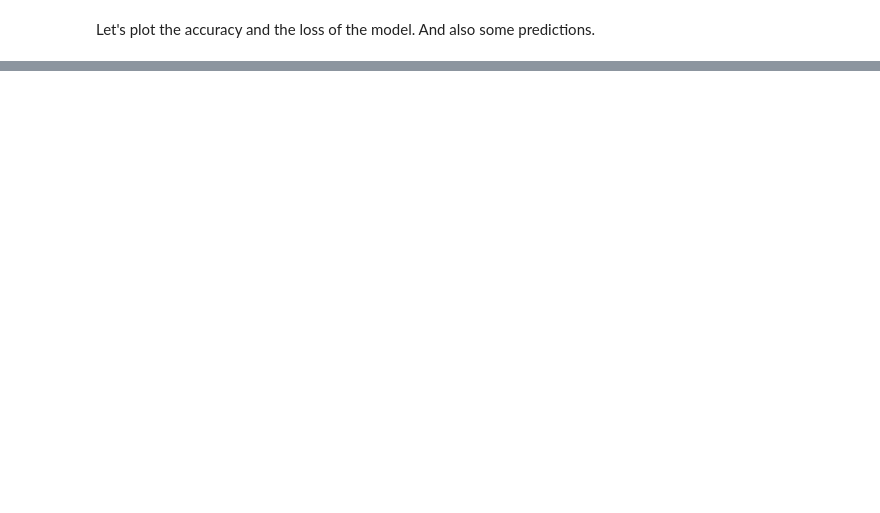
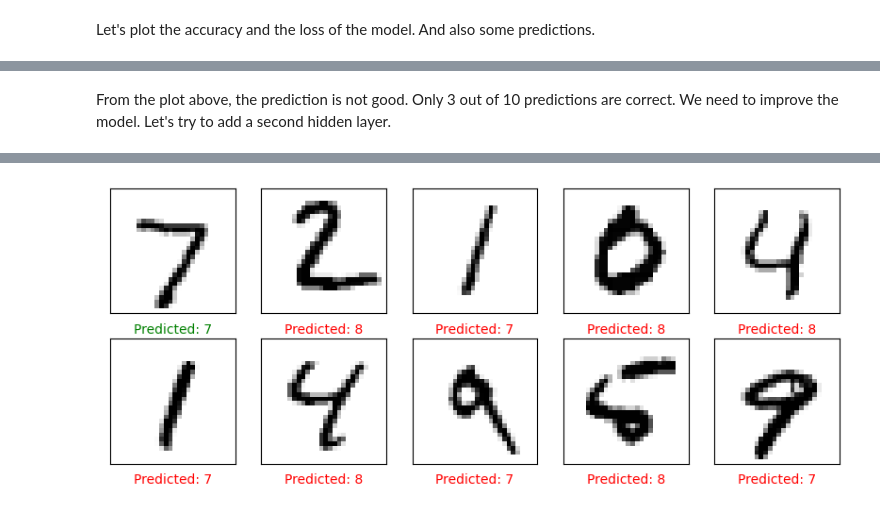
Before and after one commit to CharrierTim/Machine-Learning, a Jupyter notebook: TD1/Rapport TD1.ipynb, the cells around one changed output, grey strips where cells are left out. Drawn from its saved outputs; the diff is of its cells as text; code cells hidden in the pictures; blank space fills up the shorter version.

```diff
--- a/TD1/Rapport TD1.ipynb
+++ b/TD1/Rapport TD1.ipynb
@@ -464,0 +484,52 @@ Test accuracy: 0.11349999904632568
+# %% [markdown]
+From the plot above, the prediction is not good. Only 3 out of 10 predictions are correct. We need to improve the model. Let's try to add a second hidden layer.
+# %%
+# Let's build the neural network that use two hidden layers
+
+# Create the model
+
+model = Sequential()
+model.add(Dense(512, input_shape=(784,)))
+model.add(Activation('relu'))
+model.add(Dropout(0.2))
+model.add(Dense(512))
+model.add(Activation('relu'))
+model.add(Dropout(0.2))
+model.add(Dense(10))
+model.add(Activation('softmax'))
+
+
+# Compile the model
+
+model.compile(loss='categorical_crossentropy', metrics=['accuracy'], optimizer='adam')
+
+# Train the model
+
+history = model.fit(X_train, Y_train, batch_size=batch_size, epochs=25, verbose=0, validation_data=(X_test, Y_test))
+
+
+# Evaluate the model
+
+score = model.evaluate(X_test, Y_test, verbose=0)
+print('Test loss:', score[0])
+print('Test accuracy:', score[1])
+
+# Plot images from the predictions
+
+predictions = model.predict(X_test)
+
+# Plot the first 10 images from the test set and their predicted labels and true labels
+
+plt.figure(figsize=(10, 10))
+for i in range(10):
+    plt.subplot(5, 5, i+1)
+    plt.xticks([])
+    plt.yticks([])
+    plt.grid(False)
+    plt.imshow(X_test[i].reshape(28, 28), cmap=plt.cm.binary)
+    if np.argmax(predictions[i]) == np.argmax(Y_test[i]):
+        color = 'green'
+    else:
+        color = 'red'
+    plt.xlabel("Predicted: {}".format(np.argmax(predictions[i])), color=color)
+# %% [output]
@@ -464,0 +539 @@ Test accuracy: 0.11349999904632568
+[figure, added]
```
Also changed, not shown: parts of 13 cells of this notebook, 3 other files.
